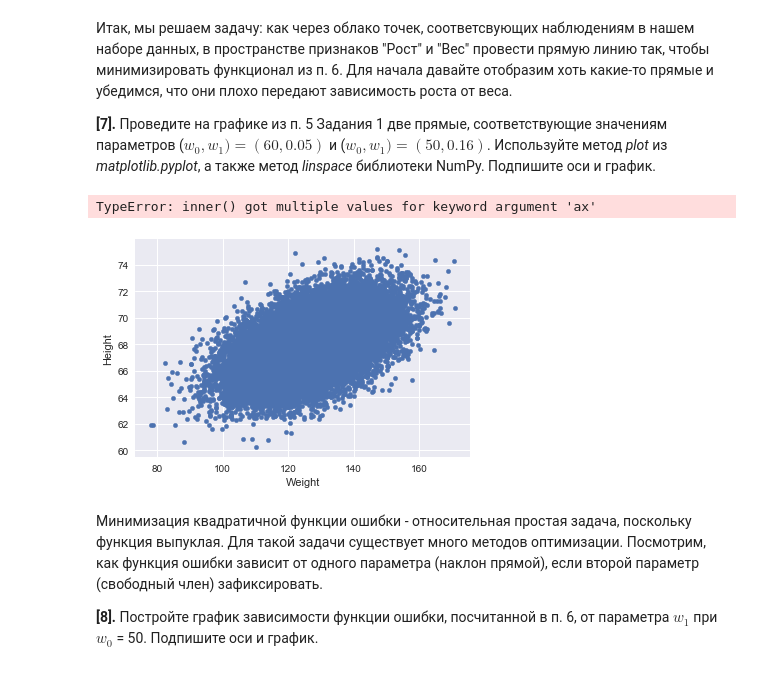
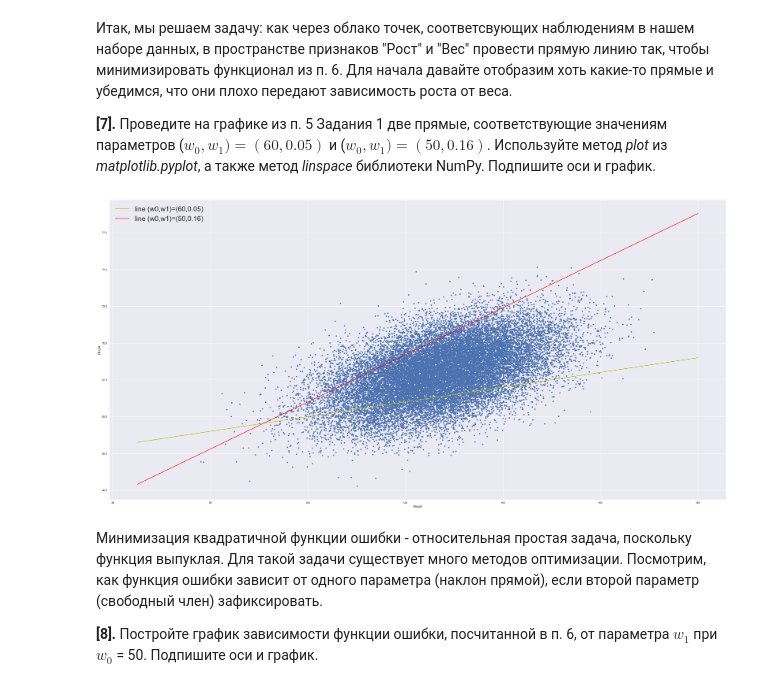
Before and after one commit to roman-urum/math-and-python, a Jupyter notebook: peer_review_linreg_height_weight.ipynb, the cells around one changed output. Saved outputs shown, nothing was run; the diff lists cells and outputs as text; code cells hidden in the pictures.

```diff
--- a/peer_review_linreg_height_weight.ipynb
+++ b/peer_review_linreg_height_weight.ipynb
@@ -125,15 +123,14 @@ def error(w0, w1):
 
 **[7].** Проведите на графике из п. 5 Задания 1 две прямые, соответствующие значениям параметров ($w_0, w_1) = (60, 0.05)$ и ($w_0, w_1) = (50, 0.16)$. Используйте метод *plot* из *matplotlib.pyplot*, а также метод *linspace* библиотеки NumPy. Подпишите оси и график.
 # %%
-sample=np.linspace(0, 180)
-ax=data.plot(kind='scatter', x='Weight', y='Height')
-
-plt.plot(sample, map(lambda x: 60 + 0.05*x, sample), ax=ax)
-#plt.plot(sample, map(lambda x: 50 + 0.16*x, sample))
-#plt.show()
+sample=np.linspace(65, 180)
+data.plot(kind='scatter', x='Weight', y='Height', figsize=(40,20))
+plt.plot(sample, map(lambda x: 60 + 0.05*x, sample), c='y', label='line (w0,w1)=(60,0.05)')
+plt.plot(sample, map(lambda x: 50 + 0.16*x, sample), c='r', label='line (w0,w1)=(50,0.16)')
+plt.legend(fontsize=25)
+plt.show()
 # %% [output]
-TypeError: inner() got multiple values for keyword argument 'ax'
-[figure, old version]
+[figure, new version]
 # %% [markdown]
 Минимизация квадратичной функции ошибки - относительная простая задача, поскольку функция выпуклая. Для такой задачи существует много методов оптимизации. Посмотрим, как функция ошибки зависит от одного параметра (наклон прямой), если второй параметр (свободный член) зафиксировать.
 
```
Also changed, not shown: parts of 14 cells of this notebook, 1 other file.
